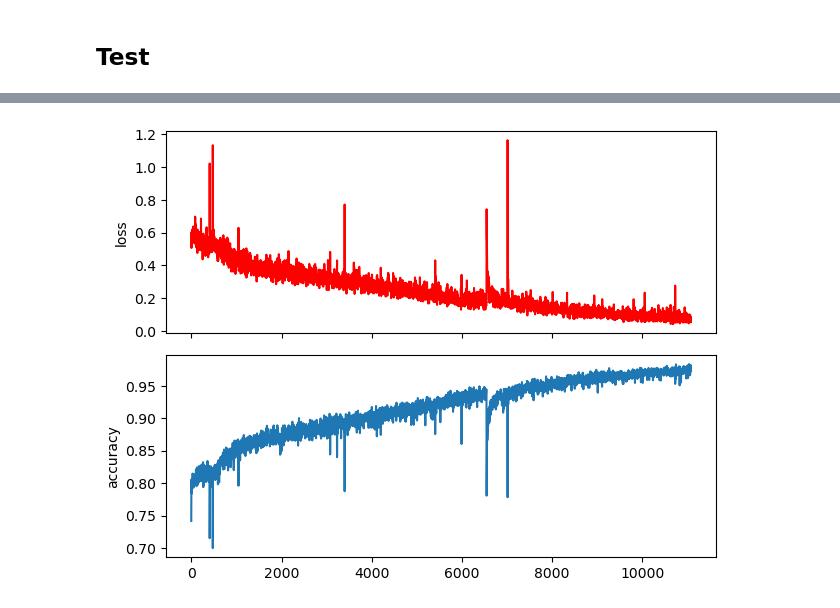
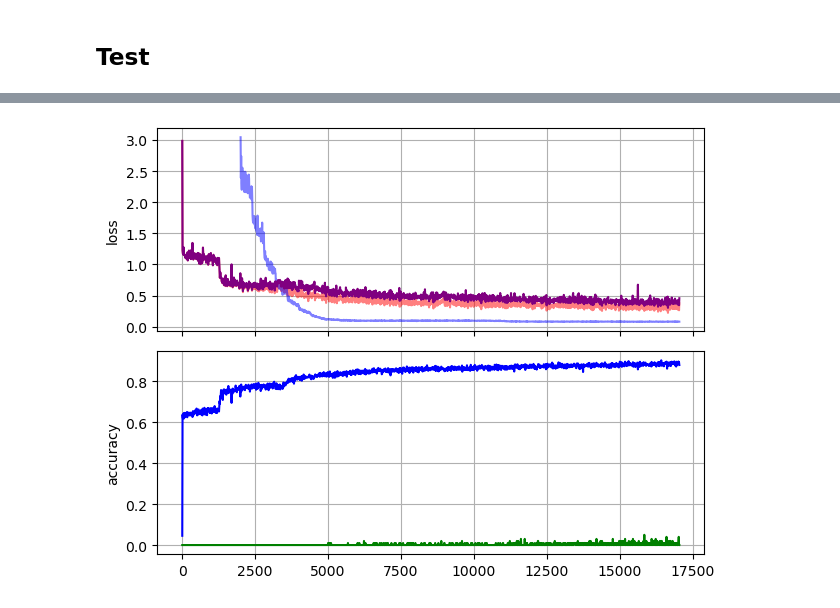
Before and after one commit to jshe2304/smilesVAE, a Jupyter notebook: ae.ipynb, the cells around one changed output, grey strips where cells are left out. Saved outputs shown, nothing was run; the diff lists cells and outputs as text; code cells hidden in the pictures.

```diff
--- a/ae.ipynb
+++ b/ae.ipynb
@@ -26,3 +23,10 @@ from decoder import DecodeNext, Decoder
+# %%
+DATADIR = './data/gdb13/'
+OUTDIR = './run-6/'
+LOGFILE = os.path.join(OUTDIR, 'log.csv')
+
+GRU_HIDDEN_DIM = 512
+LATENT_DIM = 256
 # %% [markdown]
 ### Data & Model Parameters
 # %%
@@ -90,16 +99,24 @@ evaluate_ae(encoder, decoder, test_smiles, 10, params=params)
 # %%
-log = pd.read_csv('./logs/log-5.csv')
+log = pd.read_csv(LOGFILE)
 
 fig, (ax1, ax2) = plt.subplots(2, 1, sharex=True)
 
-every = 3
+every = 10
 
+linspace = np.linspace(start=6000, stop=15000)
 ax1.set_ylabel('loss')
-ax1.plot(log['loss'][::every], color='red')
+ax1.plot(log['ce'][::every], color='red', alpha=0.5)
+ax1.plot(log['kl'][2000::every], color='blue', alpha=0.5)
+ax1.plot(log['loss'][::every], color='purple')
+ax1.grid()
 
 ax2.set_ylabel('accuracy')
-ax2.plot(log['similarity'][::every])
+ax2.plot(log['accuracy'][::every], color='blue')
+ax2.plot(log['prec'][::every], color='green')
+ax2.grid()
+
+#plt.savefig('run.png')
 
 plt.tight_layout()
 # %% [output]
-[figure, old version]
+[figure, new version]
```
Also changed, not shown: parts of 8 cells of this notebook, 16 other files.
